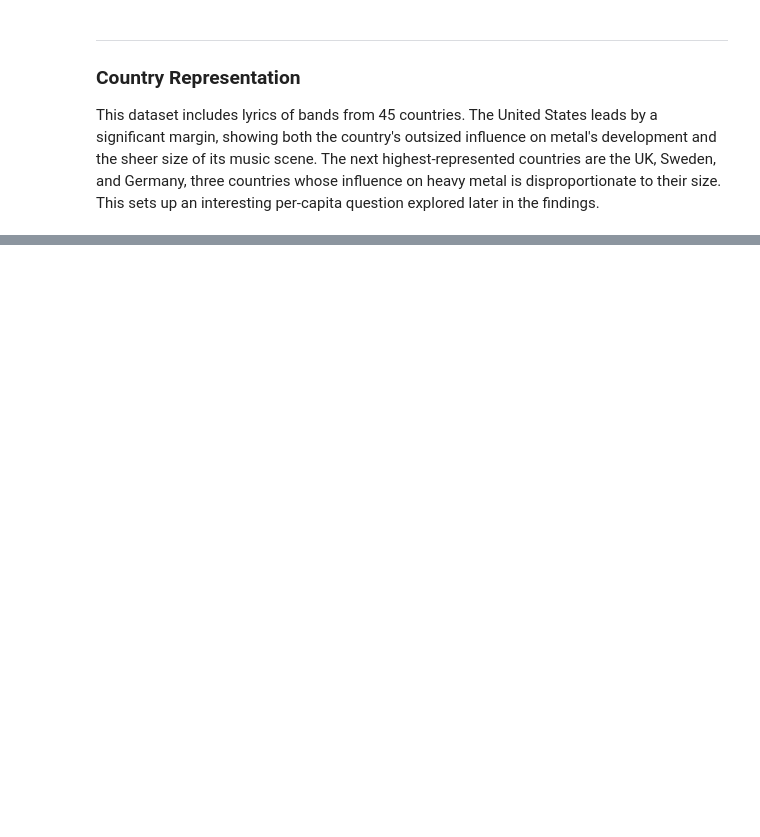
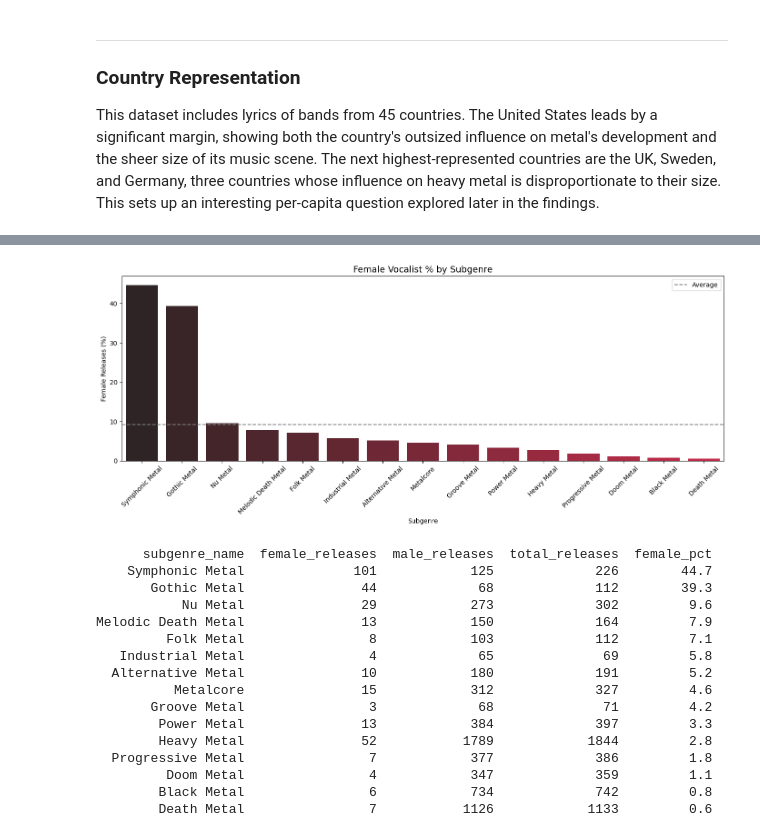
Before and after one commit to wanderson33245/The-Metal-Corpus, a Jupyter notebook: The Metal Corpus.ipynb, the cells around one changed output, grey strips where cells are left out. Saved outputs shown, nothing was run; the diff lists cells and outputs as text; code cells hidden in the pictures; blank space fills up the shorter version.

```diff
--- a/The Metal Corpus.ipynb
+++ b/The Metal Corpus.ipynb
@@ -171,0 +183,48 @@ vocalist_gender  count
+# %%
+df_gender_subgenre = pd.read_sql("""
+    SELECT
+        subgenre_name,
+        SUM(CASE WHEN vocalist_gender = 'female' THEN 1 ELSE 0 END) as female_releases,
+        SUM(CASE WHEN vocalist_gender = 'male' THEN 1 ELSE 0 END) as male_releases,
+        COUNT(*) as total_releases,
+        ROUND(100.0 * SUM(CASE WHEN vocalist_gender = 'female' THEN 1 ELSE 0 END) / COUNT(*), 1) as female_pct
+    FROM release_subgenres
+    GROUP BY subgenre_name
+    HAVING total_releases > 10
+    AND subgenre_name LIKE '%Metal%'
+    AND female_releases > 0
+    ORDER BY female_pct DESC
+    LIMIT 100
+""", conn)
+
+plt.figure(figsize=(14, 6))
+sns.barplot(data=df_gender_subgenre, x='subgenre_name', y='female_pct',
+            hue='subgenre_name', palette='dark:crimson', legend=False)
+plt.title('Female Vocalist % by Subgenre', fontsize=14)
+plt.xlabel('Subgenre')
+plt.ylabel('Female Releases (%)')
+plt.tick_params(axis='x', rotation=45)
+plt.axhline(y=df_gender_subgenre['female_pct'].mean(), color='gray', linestyle='--', label='Average')
+plt.legend()
+plt.tight_layout()
+plt.show()
+
+print(df_gender_subgenre[['subgenre_name', 'female_releases', 'male_releases', 'total_releases', 'female_pct']].to_string(index=False))
+# %% [output]
+[figure, added]
+      subgenre_name  female_releases  male_releases  total_releases  female_pct
+    Symphonic Metal              101            125             226        44.7
+       Gothic Metal               44             68             112        39.3
+           Nu Metal               29            273             302         9.6
+Melodic Death Metal               13            150             164         7.9
+         Folk Metal                8            103             112         7.1
+   Industrial Metal                4             65              69         5.8
+  Alternative Metal               10            180             191         5.2
+          Metalcore               15            312             327         4.6
+       Groove Metal                3             68              71         4.2
+        Power Metal               13            384             397         3.3
+        Heavy Metal               52           1789            1844         2.8
+  Progressive Metal                7            377             386         1.8
+         Doom Metal                4            347             359         1.1
+        Black Metal                6            734             742         0.8
+        Death Metal                7           1126            1133         0.6
```
Also changed, not shown: parts of 8 cells of this notebook.
